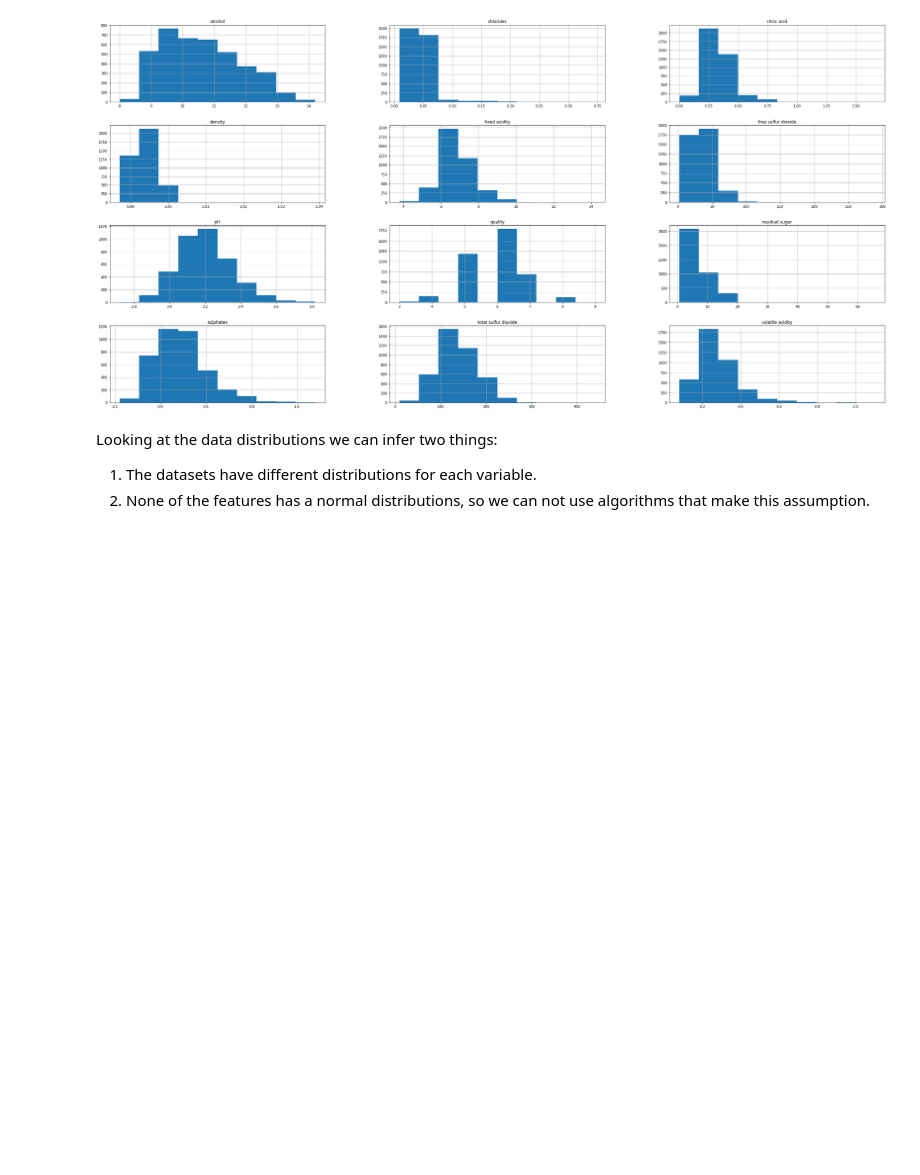
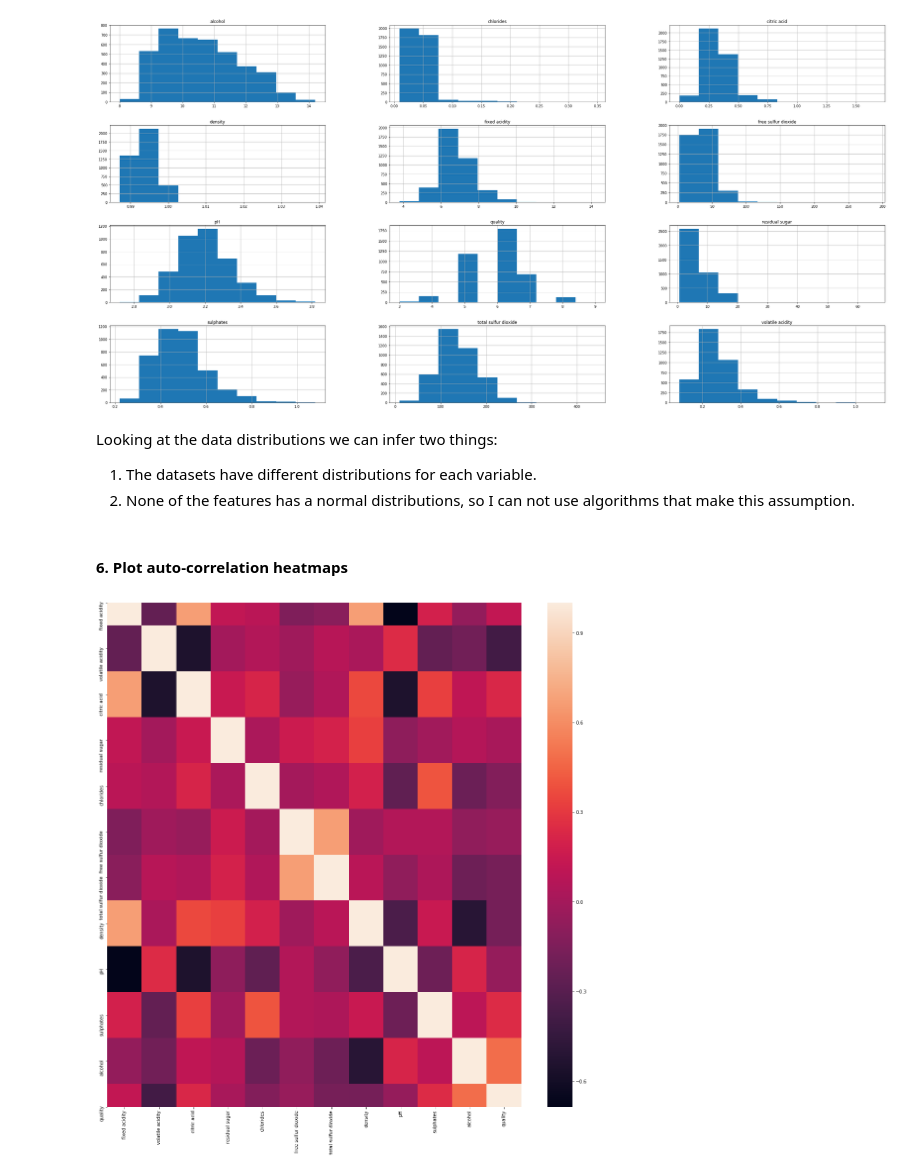
Before and after one commit to RicardoSantos91/WineAnalysis, a Jupyter notebook: WineQualityAnalysis.ipynb, the cells around one changed output. Cells and saved outputs as stored; diff of their text form; code cells hidden in the pictures; blank space fills up the shorter version.

Commit message:
Add files via upload
Plot auto correlation heat maps.

```diff
--- a/WineQualityAnalysis.ipynb
+++ b/WineQualityAnalysis.ipynb
@@ -130,4 +142,12 @@ plt.show()
 Looking at the data distributions we can infer two things:
 
 1. The datasets have different distributions for each variable.
-2. None of the features has a normal distributions, so we can not use algorithms that make this assumption.
+2. None of the features has a normal distributions, so I can not use algorithms that make this assumption.
+# %% [markdown]
+#### 6. Plot auto-correlation heatmaps
+# %%
+sns.heatmap(df_red_wine.corr())
+plt.rcParams['figure.figsize'] = [50, 50]
+plt.show()
+# %% [output]
+[figure, added]
```
Also changed, not shown: parts of 11 cells of this notebook, 2 other files.
